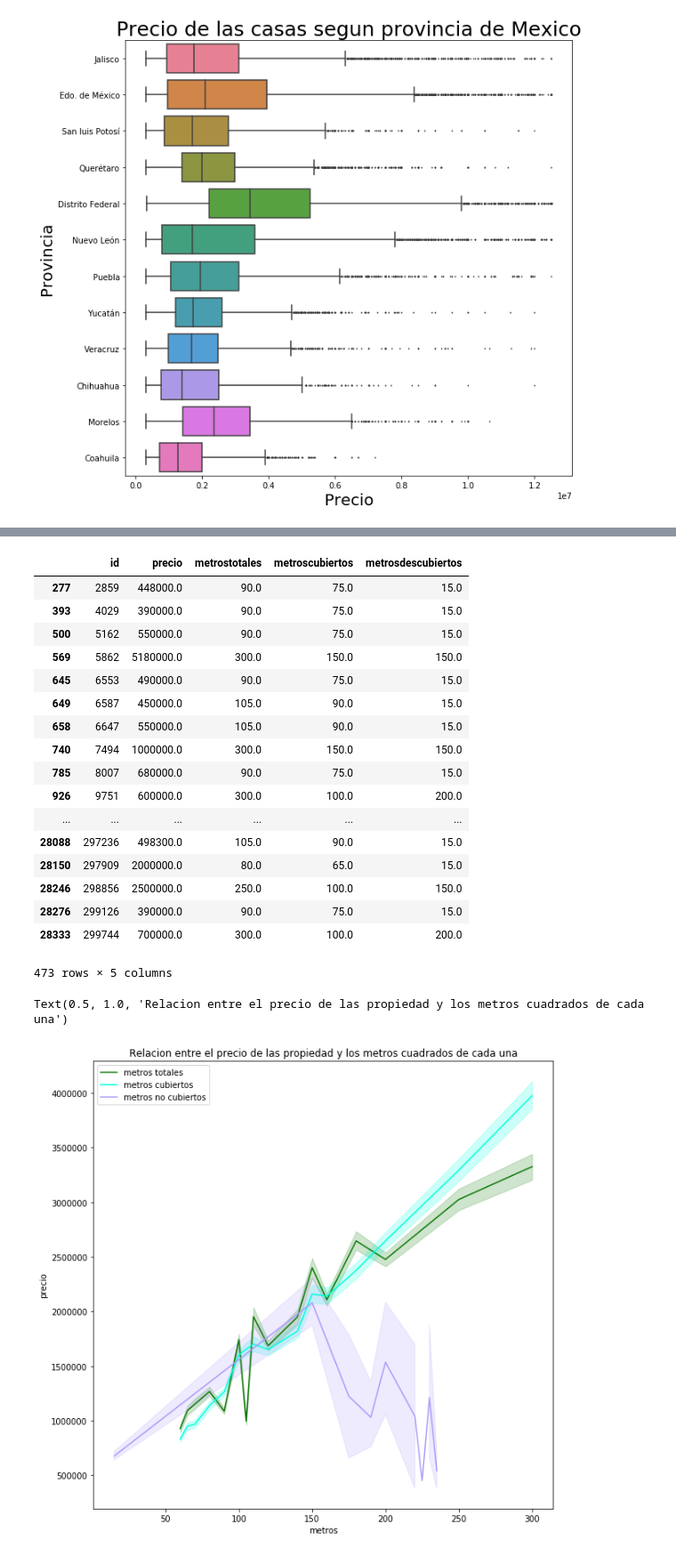
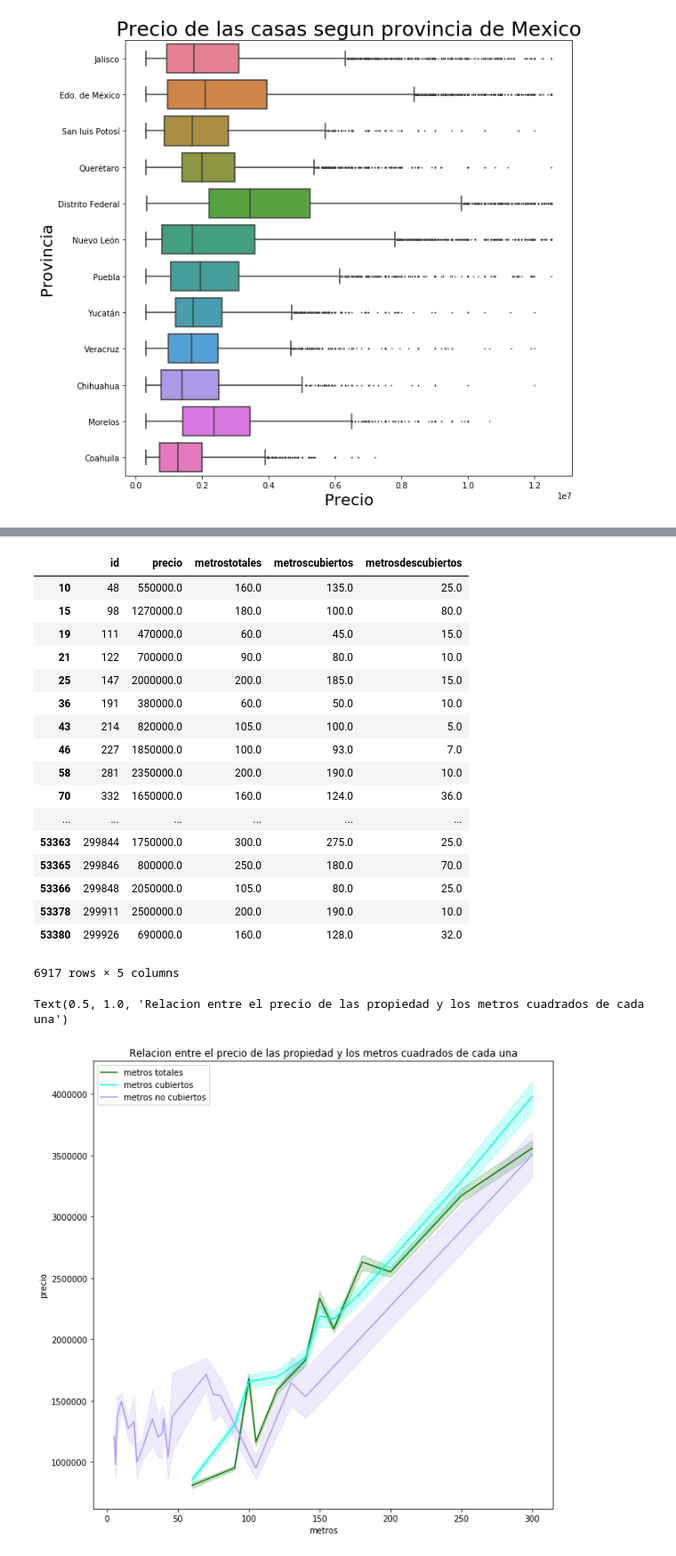
Before and after one commit to lorenzolgz/orgadatostp1, a Jupyter notebook: Analisis_basico.ipynb, the cells around one changed output, grey strips where cells are left out. Shown at 89% size. Saved outputs shown, nothing was run; the diff lists cells and outputs as text; code cells hidden in the pictures.

Commit message:
Arreglando relacion metros cuadrados vs precio

```diff
--- a/Analisis_basico.ipynb
+++ b/Analisis_basico.ipynb
@@ -641,4 +641,4 @@ Text(0.5, 1.0, 'Relacion entre el precio de las propiedad y los metros cuadrados
 # %%
-df4 = df3.dropna(subset=['metroscubiertos'])
-df4['metroscubiertos'].value_counts()
+df_metros_cubiertos = df_metros_totales.dropna(subset=['metroscubiertos'])
+df_metros_cubiertos['metroscubiertos'].value_counts()
 # %% [output]
@@ -662,6 +662,6 @@ Name: metroscubiertos, dtype: int64
 # %%
-filtro_metros=df4['metroscubiertos'].value_counts()>1000
+filtro_metros=df_metros_cubiertos['metroscubiertos'].value_counts()>1000
 filtro_metros=filtro_metros[filtro_metros]
-df4=df4[df4['metroscubiertos'].isin(filtro_metros.index)]
+df_metros_cubiertos=df_metros_cubiertos[df_metros_cubiertos['metroscubiertos'].isin(filtro_metros.index)]
 # %%
 plt.figure(figsize=(10,10))
@@ -693,9 +693,9 @@ df['id'].value_counts()
 2049      1
 Name: id, Length: 240000, dtype: int64
 # %%
-per_year = df3.groupby('id').agg({'precio':['sum'],'metrostotales':['sum'], 'metroscubiertos': ['sum']}) # notar que se obtiene un DataFrame
-per_year.reset_index(inplace=True)
-per_year.columns = ['id', 'precio', 'metrostotales', 'metroscubiertos']
-per_year['metrosdescubiertos'] = per_year['metrostotales']-per_year['metroscubiertos']
-per_year['metrosdescubiertos'].value_counts()
+df_metros_descubiertos = df_metros_totales.groupby('id').agg({'precio':['sum'],'metrostotales':['sum'], 'metroscubiertos': ['sum']}) # notar que se obtiene un DataFrame
+df_metros_descubiertos.reset_index(inplace=True)
+df_metros_descubiertos.columns = ['id', 'precio', 'metrostotales', 'metroscubiertos']
+df_metros_descubiertos['metrosdescubiertos'] = df_metros_descubiertos['metrostotales']-df_metros_descubiertos['metroscubiertos']
+df_metros_descubiertos['metrosdescubiertos'].value_counts()
 # %% [output]
@@ -719,38 +719,38 @@ Name: metrosdescubiertos, Length: 78, dtype: int64
 # %%
-filtro_metros=per_year['metrosdescubiertos']>0
+filtro_metros=df_metros_descubiertos['metrosdescubiertos']>=0
 filtro_metros=filtro_metros[filtro_metros]
-per_year=per_year[per_year['metrosdescubiertos'].isin(filtro_metros.index)]
-
-#filtro_metros=per_year['metroscubiertos'].value_counts()>200
-#filtro_metros=filtro_metros[filtro_metros]
-#per_year=per_year[per_year['metroscubiertos'].isin(filtro_metros.index)]
-per_year
+df_metros_descubiertos=df_metros_descubiertos[df_metros_descubiertos['metrosdescubiertos'].isin(filtro_metros.index)]
+df_metros_descubiertos
+filtro_metros=df_metros_descubiertos['metrosdescubiertos'].value_counts()>64
+filtro_metros=filtro_metros[filtro_metros]
+df_metros_descubiertos=df_metros_descubiertos[df_metros_descubiertos['metrosdescubiertos'].isin(filtro_metros.index)]
+df_metros_descubiertos
 # %% [output]
 |  | id | precio | metrostotales | metroscubiertos | metrosdescubiertos |
-| 277 | 2859 | 448000.0 | 90.0 | 75.0 | 15.0 |
-| 393 | 4029 | 390000.0 | 90.0 | 75.0 | 15.0 |
-| 500 | 5162 | 550000.0 | 90.0 | 75.0 | 15.0 |
-| 569 | 5862 | 5180000.0 | 300.0 | 150.0 | 150.0 |
-| 645 | 6553 | 490000.0 | 90.0 | 75.0 | 15.0 |
-| 649 | 6587 | 450000.0 | 105.0 | 90.0 | 15.0 |
-| 658 | 6647 | 550000.0 | 105.0 | 90.0 | 15.0 |
-| 740 | 7494 | 1000000.0 | 300.0 | 150.0 | 150.0 |
-| 785 | 8007 | 680000.0 | 90.0 | 75.0 | 15.0 |
-| 926 | 9751 | 600000.0 | 300.0 | 100.0 | 200.0 |
+| 10 | 48 | 550000.0 | 160.0 | 135.0 | 25.0 |
+| 15 | 98 | 1270000.0 | 180.0 | 100.0 | 80.0 |
+| 19 | 111 | 470000.0 | 60.0 | 45.0 | 15.0 |
+| 21 | 122 | 700000.0 | 90.0 | 80.0 | 10.0 |
+| 25 | 147 | 2000000.0 | 200.0 | 185.0 | 15.0 |
+| 36 | 191 | 380000.0 | 60.0 | 50.0 | 10.0 |
+| 43 | 214 | 820000.0 | 105.0 | 100.0 | 5.0 |
+| 46 | 227 | 1850000.0 | 100.0 | 93.0 | 7.0 |
+| 58 | 281 | 2350000.0 | 200.0 | 190.0 | 10.0 |
+| 70 | 332 | 1650000.0 | 160.0 | 124.0 | 36.0 |
 | ... | ... | ... | ... | ... | ... |
-| 28088 | 297236 | 498300.0 | 105.0 | 90.0 | 15.0 |
-| 28150 | 297909 | 2000000.0 | 80.0 | 65.0 | 15.0 |
-| 28246 | 298856 | 2500000.0 | 250.0 | 100.0 | 150.0 |
-| 28276 | 299126 | 390000.0 | 90.0 | 75.0 | 15.0 |
-| 28333 | 299744 | 700000.0 | 300.0 | 100.0 | 200.0 |
+| 53363 | 299844 | 1750000.0 | 300.0 | 275.0 | 25.0 |
+| 53365 | 299846 | 800000.0 | 250.0 | 180.0 | 70.0 |
+| 53366 | 299848 | 2050000.0 | 105.0 | 80.0 | 25.0 |
+| 53378 | 299911 | 2500000.0 | 200.0 | 190.0 | 10.0 |
+| 53380 | 299926 | 690000.0 | 160.0 | 128.0 | 32.0 |
-473 rows × 5 columns
+6917 rows × 5 columns
 # %%
 plt.figure(figsize=(10,10))
-g=sns.lineplot(x="metrostotales", y="precio", data=df3, color="#0b7805",label="metros totales")
-g=sns.lineplot(x="metroscubiertos", y="precio", data=df4, color="#00ffdd",label="metros cubiertos")
-g=sns.lineplot(x="metrosdescubiertos", y="precio", data=per_year, color="#ac9bfa",label="metros no cubiertos")
+g=sns.lineplot(x="metrostotales", y="precio", data=df_metros_totales, color="#0b7805",label="metros totales")
+g=sns.lineplot(x="metroscubiertos", y="precio", data=df_metros_cubiertos, color="#00ffdd",label="metros cubiertos")
+g=sns.lineplot(x="metrosdescubiertos", y="precio", data=df_metros_descubiertos, color="#ac9bfa",label="metros no cubiertos")
 g.set_xlabel("metros")
 g.set_title("Relacion entre el precio de las propiedad y los metros cuadrados de cada una")
 # %% [output]
 Text(0.5, 1.0, 'Relacion entre el precio de las propiedad y los metros cuadrados de cada una')
-[figure, old version]
+[figure, new version]
```
Also changed, not shown: parts of 9 cells of this notebook.
